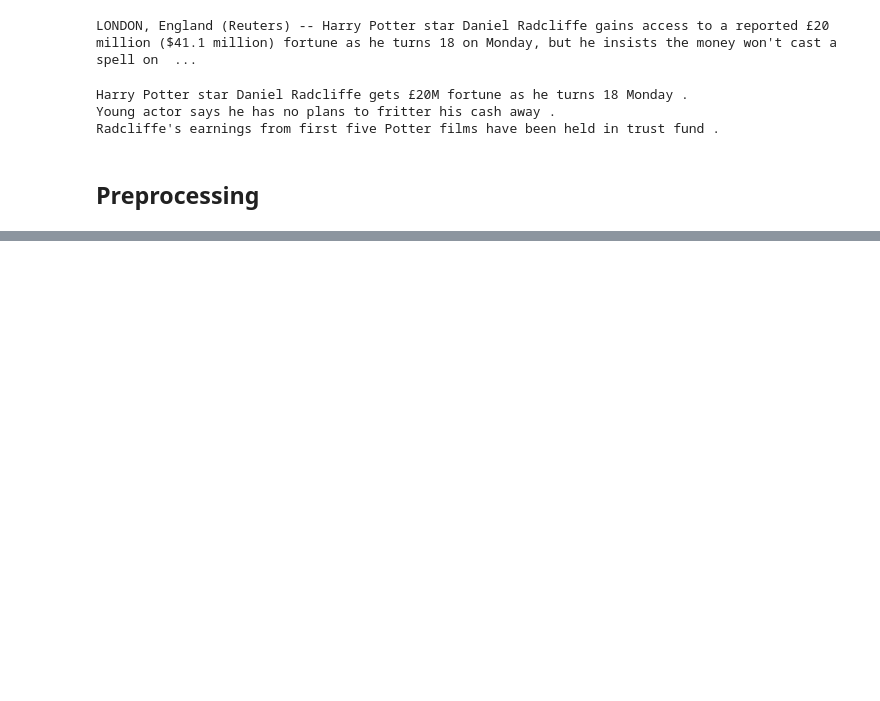
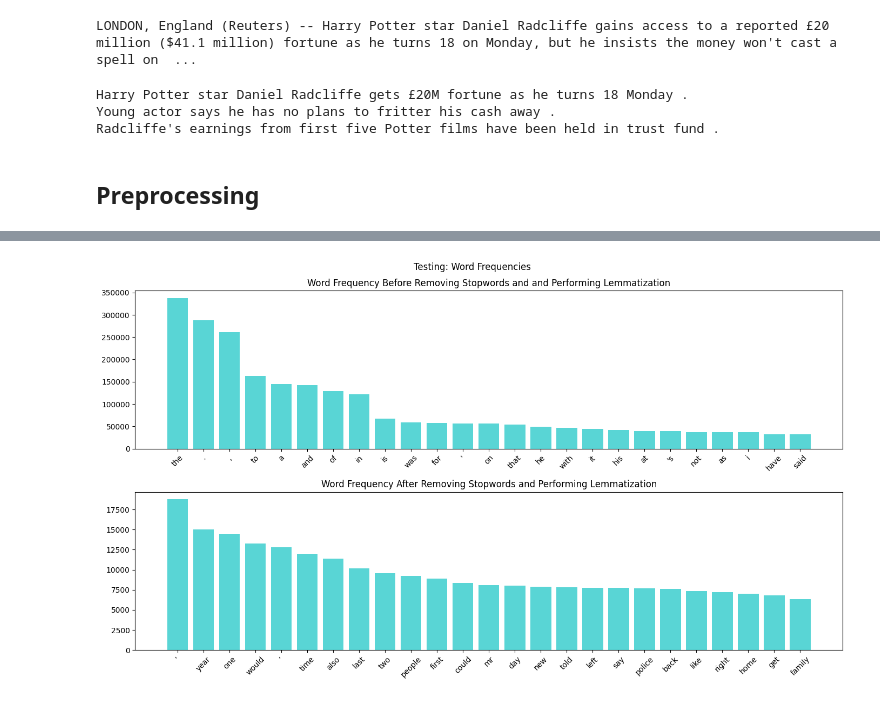
Before and after one commit to jma375/NLP-Text-Summarization, a Jupyter notebook: NLP-Text-Summarization.ipynb, the cells around one changed output, grey strips where cells are left out. Cells and saved outputs as stored; diff of their text form; code cells hidden in the pictures; blank space fills up the shorter version.

```diff
--- a/NLP-Text-Summarization.ipynb
+++ b/NLP-Text-Summarization.ipynb
@@ -136,0 +102,4 @@ subset.head()
+# %%
+preprocess(subset_test,"Testing",1)
+# %% [output]
+[figure, added]
```
Also changed, not shown: parts of 35 cells of this notebook, 1 other file.
